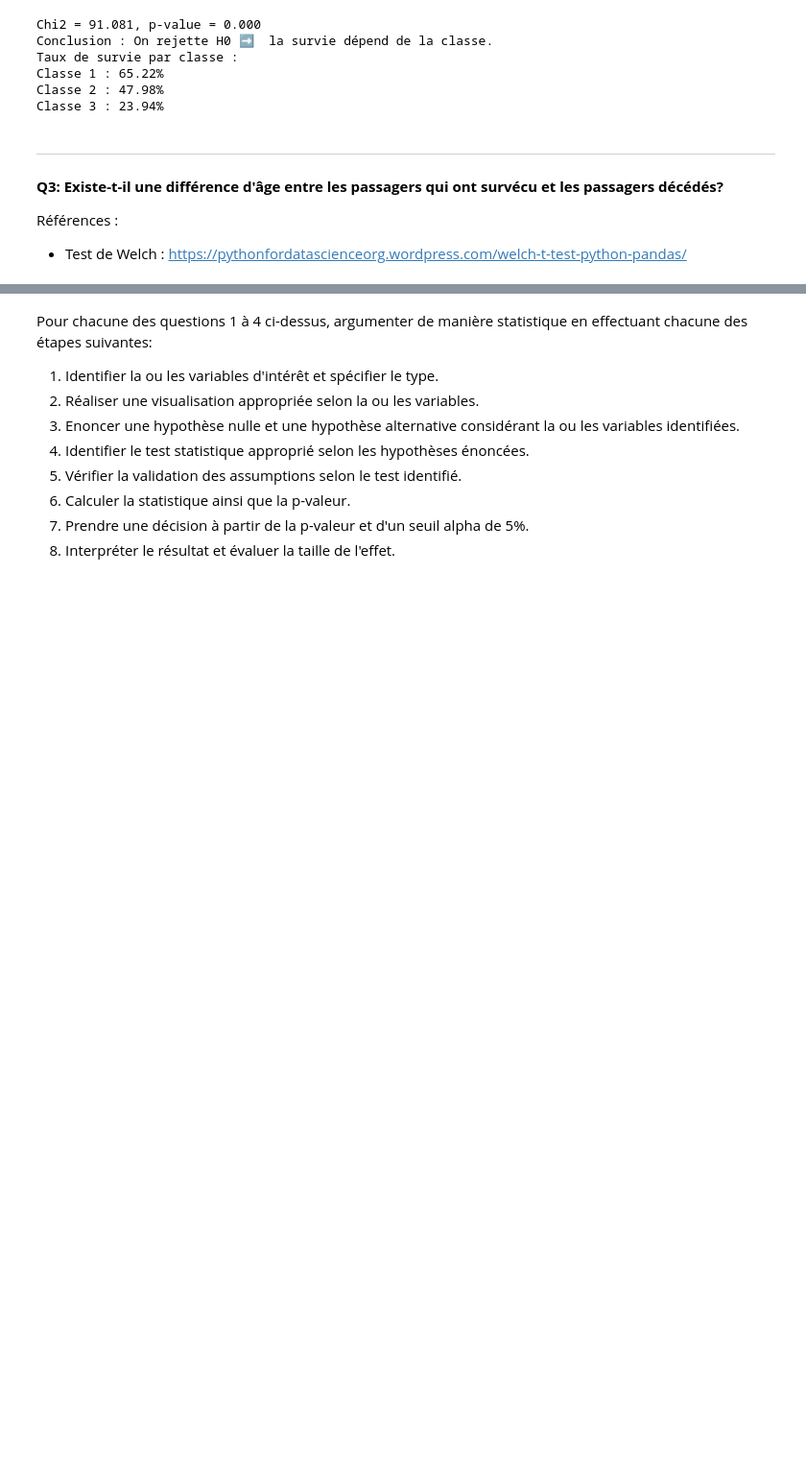
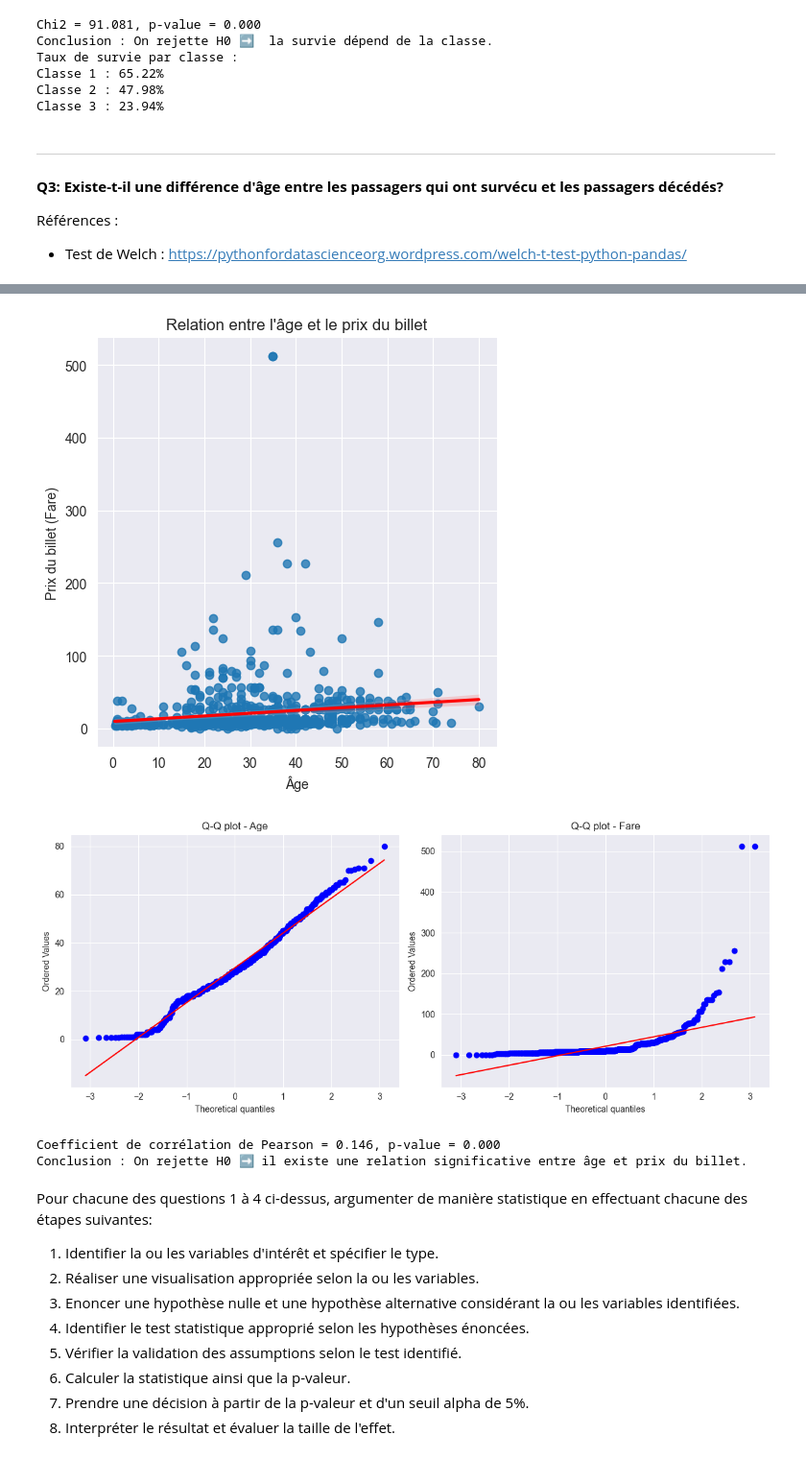
Before and after one commit to cutiips/TheBancalRepo, a Jupyter notebook: Projet.ipynb, the cells around one changed output, grey strips where cells are left out. Shown at 96% size. Drawn from its saved outputs; the diff is of its cells as text; code cells hidden in the pictures; blank space fills up the shorter version.

Commit message:
feat: add scikit-learn dependency to requirements.txt and complete Q4 (ch1) and Q1 to Q3 (data mining)

```diff
--- a/Projet.ipynb
+++ b/Projet.ipynb
@@ -420,3 +438,45 @@ Cohen's d = -0.168
+# %%
+import seaborn as sns
+import matplotlib.pyplot as plt
+from scipy.stats import pearsonr
+import scipy.stats as stats
+
+#  visualisation scatter plot + régression
+sns.lmplot(x="Age", y="Fare", data=data_clean, line_kws={"color": "red"})
+plt.title("Relation entre l'âge et le prix du billet")
+plt.xlabel("Âge")
+plt.ylabel("Prix du billet (Fare)")
+plt.show()
+
+#  Q-Q plots pour vérification de la normalité
+plt.figure(figsize=(12, 5))
+
+plt.subplot(1, 2, 1)
+stats.probplot(data_clean["Age"], dist="norm", plot=plt)
+plt.title("Q-Q plot - Age")
+
+plt.subplot(1, 2, 2)
+stats.probplot(data_clean["Fare"], dist="norm", plot=plt)
+plt.title("Q-Q plot - Fare")
+
+plt.tight_layout()
+plt.show()
+
+# Calcul de la corrélation de Pearson
+corr, pval = pearsonr(data_clean["Age"], data_clean["Fare"])
+print(f"Coefficient de corrélation de Pearson = {corr:.3f}, p-value = {pval:.3f}")
+
+# Conclusion statistique
+alpha = 0.05
+if pval < alpha:
+    print("Conclusion : On rejette H0 ➡️ il existe une relation significative entre âge et prix du billet.")
+else:
+    print("Conclusion : On ne rejette pas H0 ➡️ pas de relation significative détectée.")
+# %% [output]
+[figure, added]
+[figure, added]
+Coefficient de corrélation de Pearson = 0.146, p-value = 0.000
+Conclusion : On rejette H0 ➡️ il existe une relation significative entre âge et prix du billet.
 # %% [markdown]
 Pour chacune des questions 1 à 4 ci-dessus, argumenter de manière statistique en effectuant chacune des étapes suivantes:
 1. Identifier la ou les variables d'intérêt et spécifier le type.
```
Also changed, not shown: parts of 12 cells of this notebook, 1 other file.
